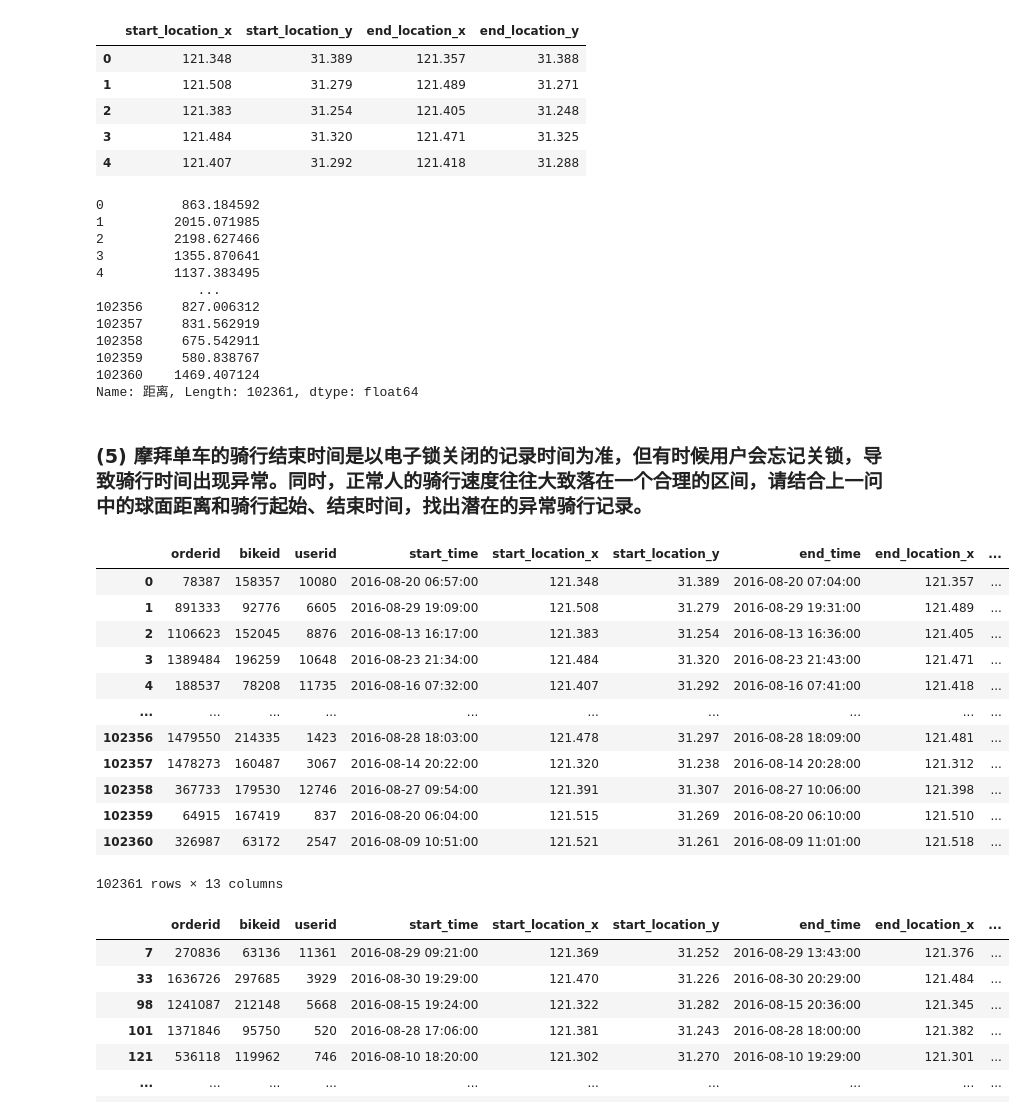
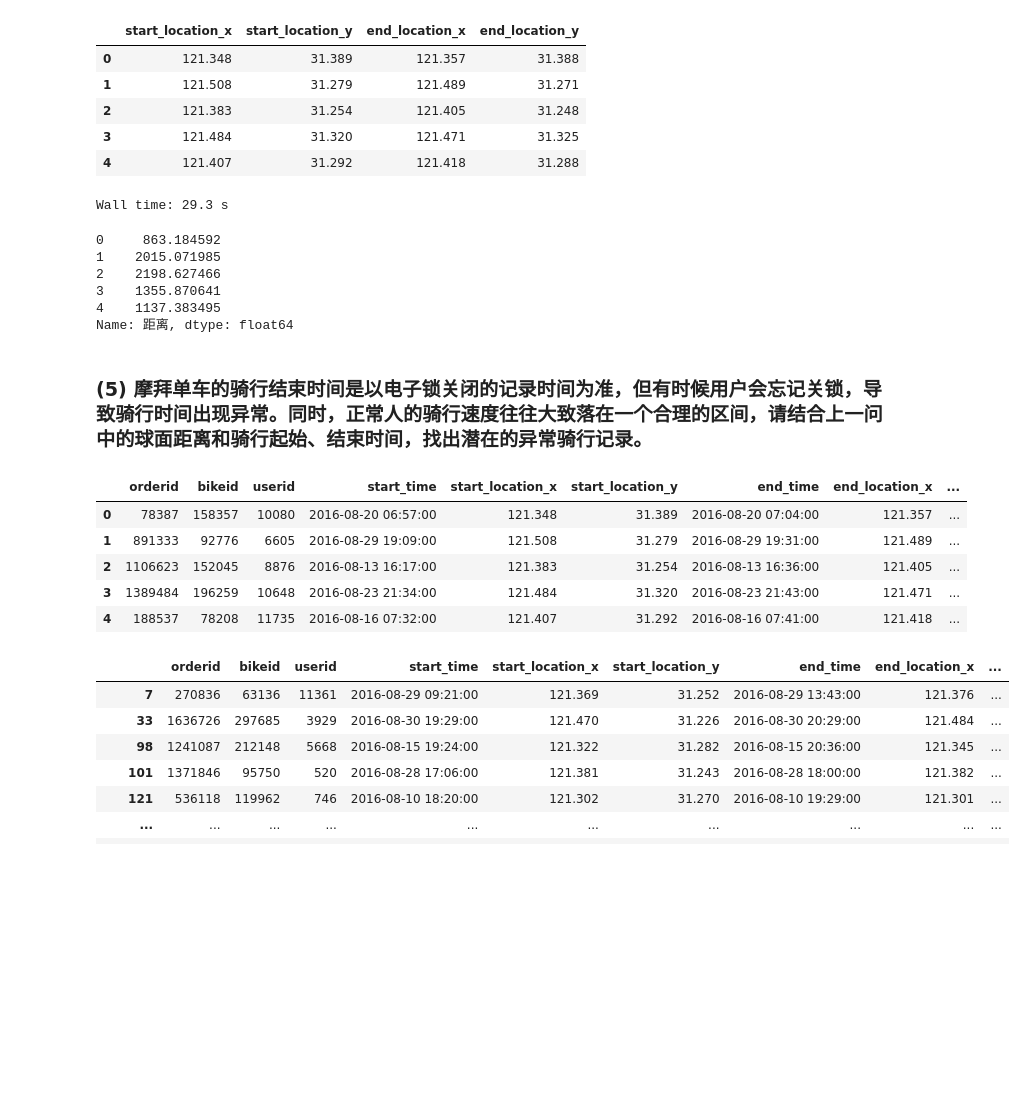
Before and after one commit to flashriver/joyfull_pandas, a Jupyter notebook: exercise_2.ipynb, the cells around one changed output. Drawn from its saved outputs; the diff is of its cells as text; code cells hidden in the pictures; blank space fills up the shorter version.

```diff
--- a/exercise_2.ipynb
+++ b/exercise_2.ipynb
@@ -1,6 +1,9 @@
 # %%
 import pandas as pd
 import numpy as np
+# %%
+pd.set_option('display.max_rows', 100)
+pd.set_option('display.min_rows', 100)
 # %% [markdown]
 # 一、端午节的淘宝粽子交易
 问题
@@ -1058,36 +1034,24 @@ df[['start_location_x','start_location_y', 'end_location_x', 'end_location_y']].
 # %%
 # 起点和终点的球面距离(单位:米)
 %time df['距离'] = df[['start_location_x','start_location_y', 'end_location_x', 'end_location_y']].T.apply(lambda x: geodesic((x['start_location_y'],x['start_location_x']), (x['end_location_y'],x['end_location_x'])).m).T
-df['距离']
+df['距离'].head()
 # %% [output]
-0          863.184592
-1         2015.071985
-2         2198.627466
-3         1355.870641
-4         1137.383495
-             ...
-102356     827.006312
-102357     831.562919
-102358     675.542911
-102359     580.838767
-102360    1469.407124
-Name: 距离, Length: 102361, dtype: float64
+Wall time: 29.3 s
+0     863.184592
+1    2015.071985
+2    2198.627466
+3    1355.870641
+4    1137.383495
+Name: 距离, dtype: float64
 # %% [markdown]
 ### (5) 摩拜单车的骑行结束时间是以电子锁关闭的记录时间为准，但有时候用户会忘记关锁，导致骑行时间出现异常。同时，正常人的骑行速度往往大致落在一个合理的区间，请结合上一问中的球面距离和骑行起始、结束时间，找出潜在的异常骑行记录。
 # %%
-df
+df.head()
 # %% [output]
 |  | orderid | bikeid | userid | start_time | start_location_x | start_location_y | end_time | end_location_x | ... |
 | 0 | 78387 | 158357 | 10080 | 2016-08-20 06:57:00 | 121.348 | 31.389 | 2016-08-20 07:04:00 | 121.357 | ... |
 | 1 | 891333 | 92776 | 6605 | 2016-08-29 19:09:00 | 121.508 | 31.279 | 2016-08-29 19:31:00 | 121.489 | ... |
 | 2 | 1106623 | 152045 | 8876 | 2016-08-13 16:17:00 | 121.383 | 31.254 | 2016-08-13 16:36:00 | 121.405 | ... |
 | 3 | 1389484 | 196259 | 10648 | 2016-08-23 21:34:00 | 121.484 | 31.320 | 2016-08-23 21:43:00 | 121.471 | ... |
 | 4 | 188537 | 78208 | 11735 | 2016-08-16 07:32:00 | 121.407 | 31.292 | 2016-08-16 07:41:00 | 121.418 | ... |
-| ... | ... | ... | ... | ... | ... | ... | ... | ... | ... |
-| 102356 | 1479550 | 214335 | 1423 | 2016-08-28 18:03:00 | 121.478 | 31.297 | 2016-08-28 18:09:00 | 121.481 | ... |
-| 102357 | 1478273 | 160487 | 3067 | 2016-08-14 20:22:00 | 121.320 | 31.238 | 2016-08-14 20:28:00 | 121.312 | ... |
-| 102358 | 367733 | 179530 | 12746 | 2016-08-27 09:54:00 | 121.391 | 31.307 | 2016-08-27 10:06:00 | 121.398 | ... |
-| 102359 | 64915 | 167419 | 837 | 2016-08-20 06:04:00 | 121.515 | 31.269 | 2016-08-20 06:10:00 | 121.510 | ... |
-| 102360 | 326987 | 63172 | 2547 | 2016-08-09 10:51:00 | 121.521 | 31.261 | 2016-08-09 11:01:00 | 121.518 | ... |
-102361 rows × 13 columns
 # %%
```
Also changed, not shown: parts of 67 cells of this notebook.
